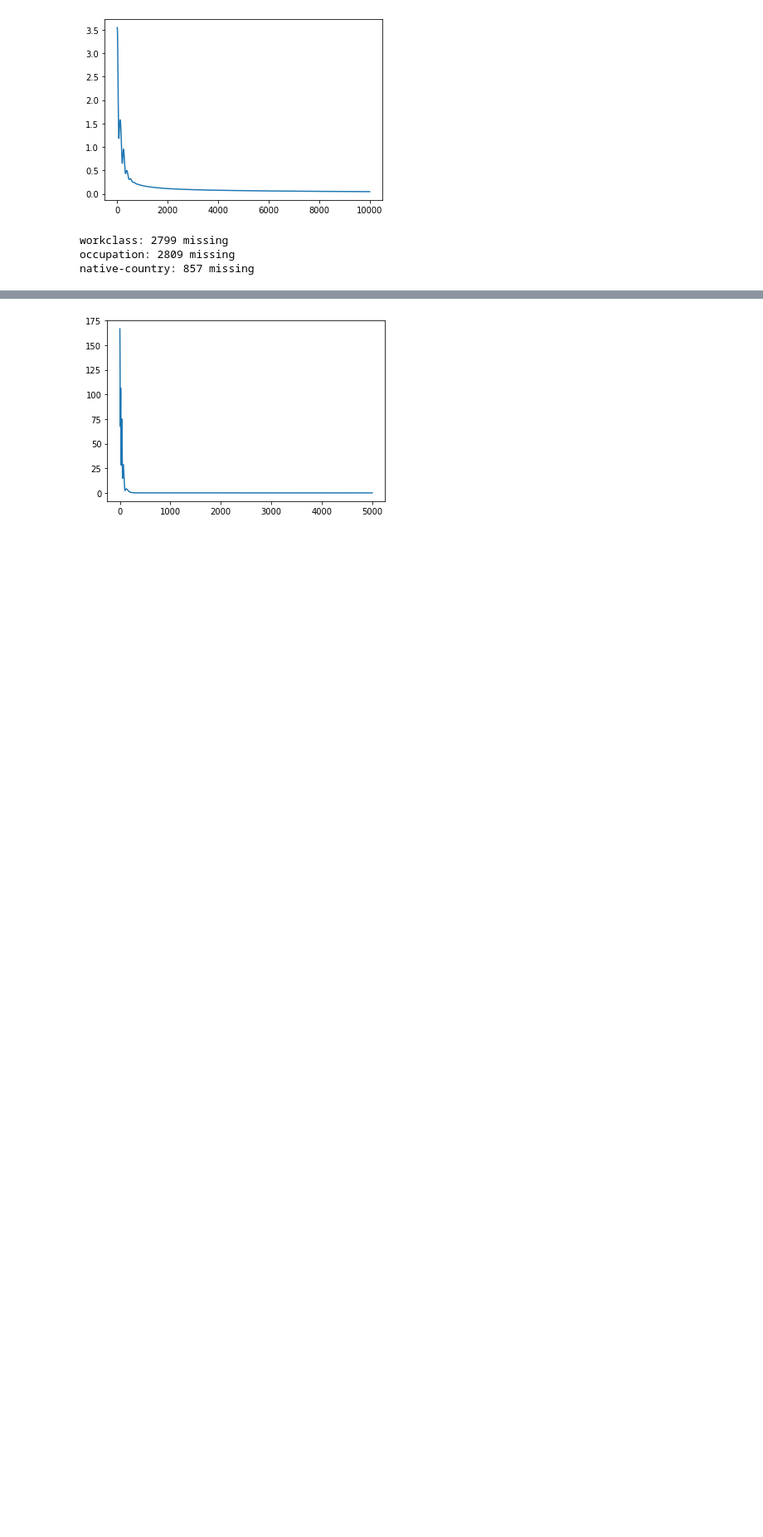
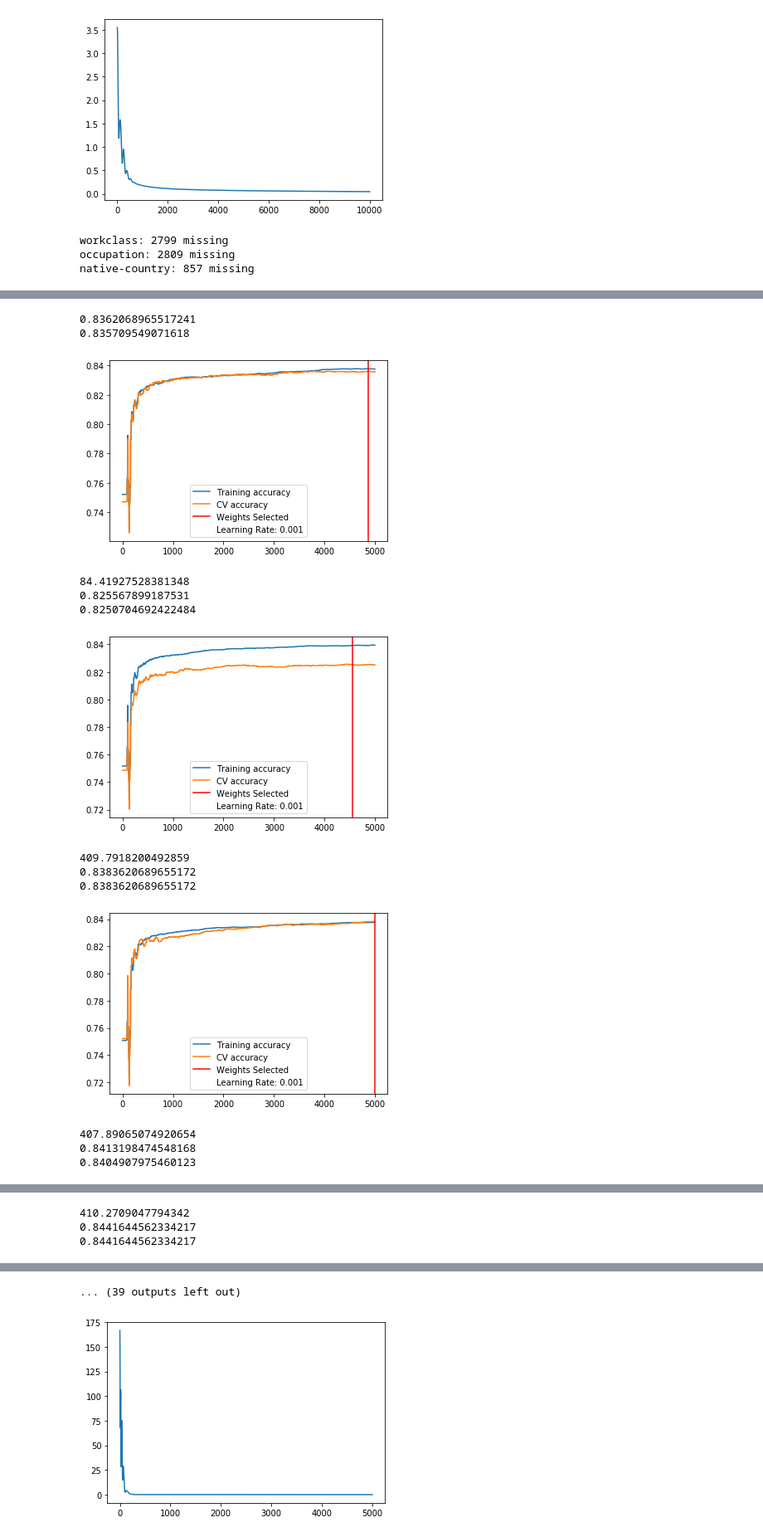
Before and after one commit to ingridxx/COMP551, a Jupyter notebook: Miniproject1/LogisticRegression.ipynb, the cells around one changed output, grey strips where cells are left out. Shown at 83% size. Saved outputs shown, nothing was run; the diff lists cells and outputs as text; code cells hidden in the pictures; blank space fills up the shorter version.

```diff
--- a/Miniproject1/LogisticRegression.ipynb
+++ b/Miniproject1/LogisticRegression.ipynb
@@ -188,6 +252,3 @@ def df_rescale(data):
 
 new_X_train_adult = df_rescale(new_X_train_adult)
 new_X_test_adult = df_rescale(new_X_test_adult)
-# %%
-adult_log_reg = LogisticRegression(new_input, train_X = new_X_train_adult, train_y = y_train_adult, test_X = new_X_test_adult, test_y = y_test_adult, max_iter=5000, percentage=0.6, lr=0.01, reg_term=0, beta=0.99)
-print(adult_log_reg.testing_accuracy)
@@ -193,0 +269,58 @@ print(adult_log_reg.testing_accuracy)
+# %%
+new_X_train_adult = new_X_train_adult.sample(frac=1)  # randomly shuffles dataset
+
+folds = 5
+a_accuracies = []
+test_accuracies = []
+learning_rate = [0.001, 0.005, 0.01, 0.05, 0.1]
+for lr in learning_rate:
+    for i in range(folds):
+        start_time = time.time()
+        start_bias = 0
+        end_bias = 1
+        if i>0:
+            start_bias = 1  # to exclude last term in previous partition
+        if i >= folds-1:
+            end_bias = 0
+        percentage = 1/folds
+        length = len(new_X_train_adult[0])
+        test_set_adult = new_X_train_adult.iloc[int(percentage*(i)*length+start_bias):int(percentage*(i+1)*length), :]
+        train_set_1_adult = new_X_train_adult.iloc[int(percentage*(i+1)*length)+end_bias:len(new_X_train_adult[0]), :]
+        train_set_2_adult = new_X_train_adult.iloc[0:int(percentage*(i)*length), :]
+        train_set_adult = pd.concat([train_set_1_adult, train_set_2_adult])
+
+        train_X_adult = train_set_adult.iloc[:, :-1]
+        train_y_adult = train_set_adult.iloc[:, -1]
+
+        test_X_adult = test_set_adult.iloc[:, :-1]
+        test_y_adult = test_set_adult.iloc[:, -1]
+
+        adult_log_reg = LogisticRegression(percentage=0.6, lr = lr, max_iter=5000, reg_term=0, beta=0.99)
+        new_thetas = adult_log_reg.fit(train_X_adult.values, train_y_adult.values, test_X_adult.values, test_y_adult.values)
+        a_accuracies.append(adult_log_reg.cv_acc)
+        test_accuracies.append(adult_log_reg.get_test_acc(new_X_test_adult.iloc[:, :-1], new_X_test_adult.iloc[:, -1].values, new_thetas))
+        plt.figure()
+        plt.plot(adult_log_reg.train_acc_values, label = 'Training accuracy')
+        plt.plot(adult_log_reg.cv_acc_values, label='CV accuracy')
+        plt.axvline(adult_log_reg.select_line, color='r', label='Weights Selected')
+        plt.plot([], [], ' ', label="Learning Rate: "+str(adult_log_reg.learning_rate))
+        plt.legend()
+        plt.show()
+        print(time.time() - start_time)
+    print("Average Test Accuracy: " +str(np.mean(test_accuracies)))
+    print("Average Accuracy: "+str(np.mean(a_accuracies)))
+# %% [output]
+0.8362068965517241
+0.835709549071618
+[figure, added]
+84.41927528381348
+0.825567899187531
+0.8250704692422484
+[figure, added]
+409.7918200492859
+0.8383620689655172
+0.8383620689655172
+[figure, added]
+407.89065074920654
+0.8413198474548168
+0.8404907975460123
@@ -193,0 +328,3 @@ print(adult_log_reg.testing_accuracy)
+410.2709047794342
+0.8441644562334217
+0.8441644562334217
@@ -194,3 +338,4 @@ print(adult_log_reg.testing_accuracy)
+... (39 outputs left out)
 # %%
 plt.figure(100)
 plt.plot(adult_log_reg.gradient_values)
```
Also changed, not shown: parts of 8 cells of this notebook.
